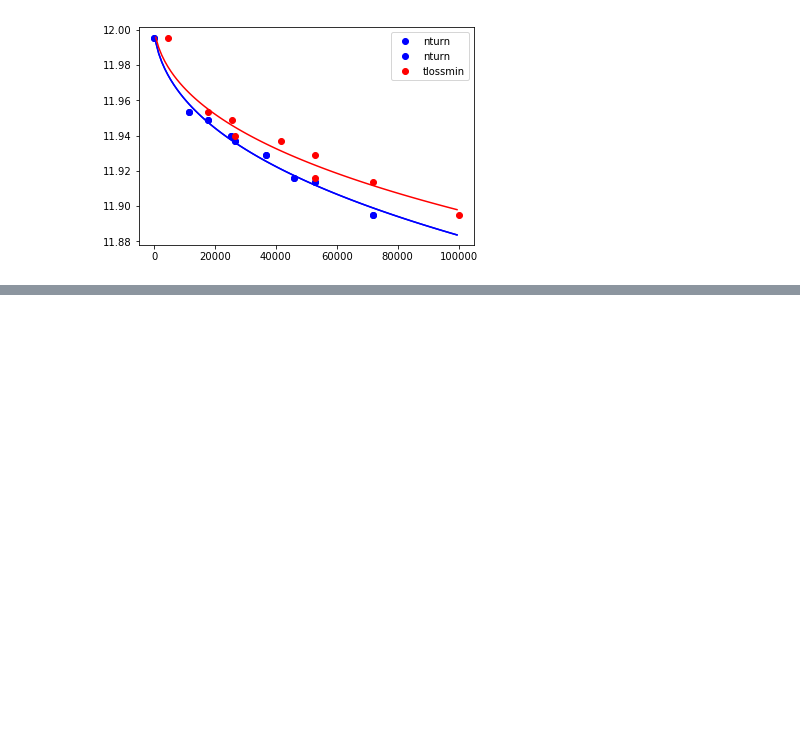
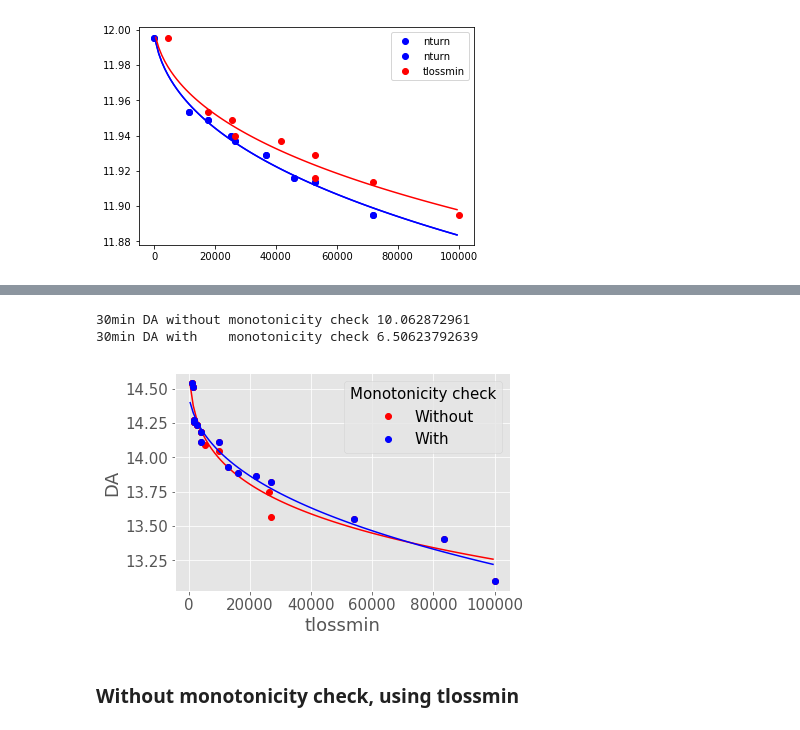
Before and after one commit to mtitze/HL-LHC, a Jupyter notebook: examples/development_fitting.ipynb, the cells around one changed output, grey strips where cells are left out. Cells and saved outputs as stored; diff of their text form; code cells hidden in the pictures; blank space fills up the shorter version.

```diff
--- a/examples/development_fitting.ipynb
+++ b/examples/development_fitting.ipynb
@@ -282,0 +420,58 @@ plt.show()
+# %%
+
+
+basedir = '/media/phermes/local/DA_studies/injection_2016/db/'
+chroma, ioct = 4,8
+dvt = davst(basedir+"lhc_b1_inj_2016_qp_{0}_ioct_{1}.db".format(chroma,ioct),emit=2.5)
+dvt.check_monotonicity = False
+
+seed = 4
+output = []
+
+for k in np.arange(-5,5,0.1):
+    d,b,kappa,chisq,derr,berr = dvt._fit_da_single_kappa(k,seed,'tlossmin')
+    output.append([d,b,kappa,chisq,derr,berr])
+output = pd.DataFrame(output,columns=['d','b','k','chi','derr','berr'])
+
+indx_bestfit = output['chi'].argmin()    # index of the best fit
+dfslice      = output.iloc[indx_bestfit]
+print('30min DA without monotonicity check', davst_function(30*60*11200,dfslice['d'],dfslice['b'],dfslice['k']))
+
+x = np.arange(500,100000,1000)
+plt.plot(dvt.cleaned_data['tlossmin'],dvt.cleaned_data['dawsimp'],'ro',label='Without')
+plt.plot(x,davst_function(x,dfslice['d'],dfslice['b'],dfslice['k']),'r')
+
+
+
+basedir = '/media/phermes/local/DA_studies/injection_2016/db/'
+chroma, ioct = 4,8
+dvt = davst(basedir+"lhc_b1_inj_2016_qp_{0}_ioct_{1}.db".format(chroma,ioct),emit=2.5)
+dvt.check_monotonicity = True
+
+
+seed = 4
+output = []
+
+for k in np.arange(-5,5,0.1):
+    d,b,kappa,chisq,derr,berr = dvt._fit_da_single_kappa(k,seed,'tlossmin')
+    output.append([d,b,kappa,chisq,derr,berr])
+output = pd.DataFrame(output,columns=['d','b','k','chi','derr','berr'])
+
+indx_bestfit = output['chi'].argmin()    # index of the best fit
+dfslice      = output.iloc[indx_bestfit]
+print('30min DA with    monotonicity check', davst_function(30*60*11200,dfslice['d'],dfslice['b'],dfslice['k']))
+
+x = np.arange(500,100000,1000)
+plt.plot(dvt.cleaned_data['tlossmin'],dvt.cleaned_data['dawsimp'],'bo',label='With')
+plt.plot(x,davst_function(x,dfslice['d'],dfslice['b'],dfslice['k']),'b')
+
+plt.xlabel("tlossmin")
+plt.ylabel("DA")
+plt.legend(title='Monotonicity check')
+plt.show()
+# %% [output]
+30min DA without monotonicity check 10.062872961
+30min DA with    monotonicity check 6.50623792639
+[figure, added]
+# %% [markdown]
+### Without monotonicity check, using tlossmin
```
Also changed, not shown: parts of 32 cells of this notebook.
